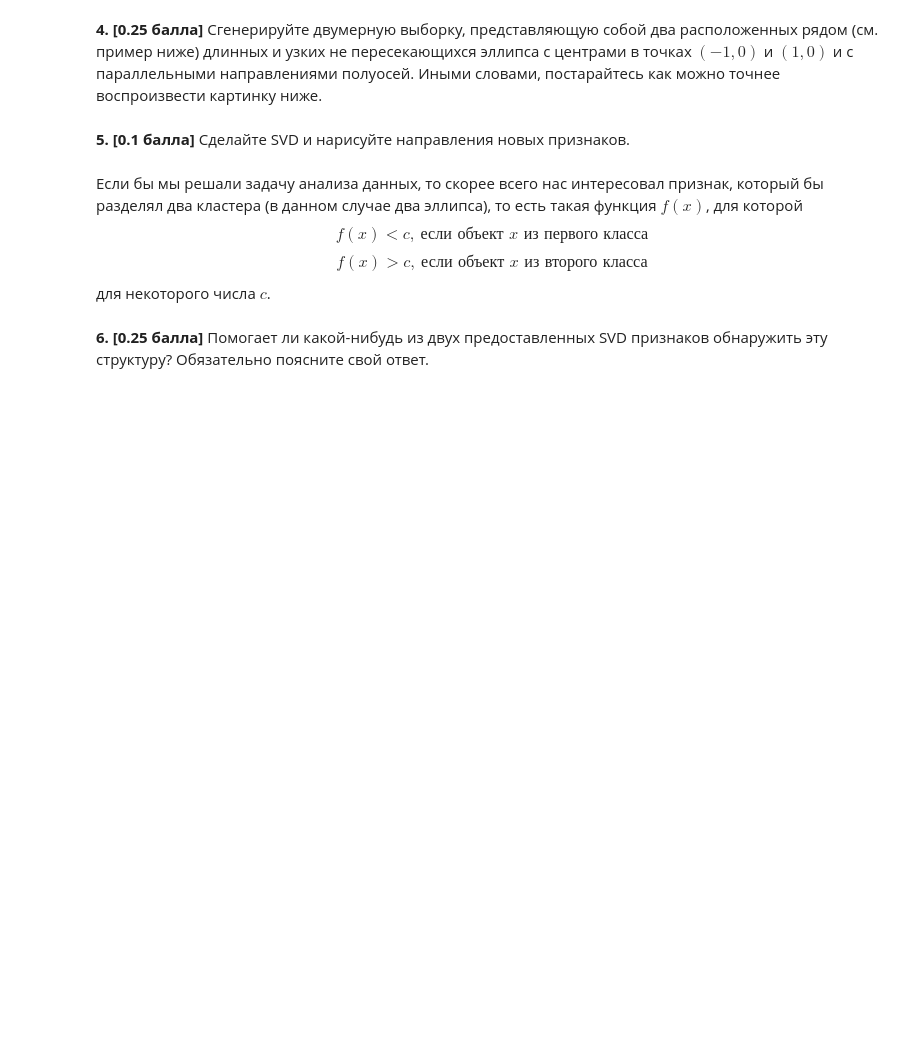
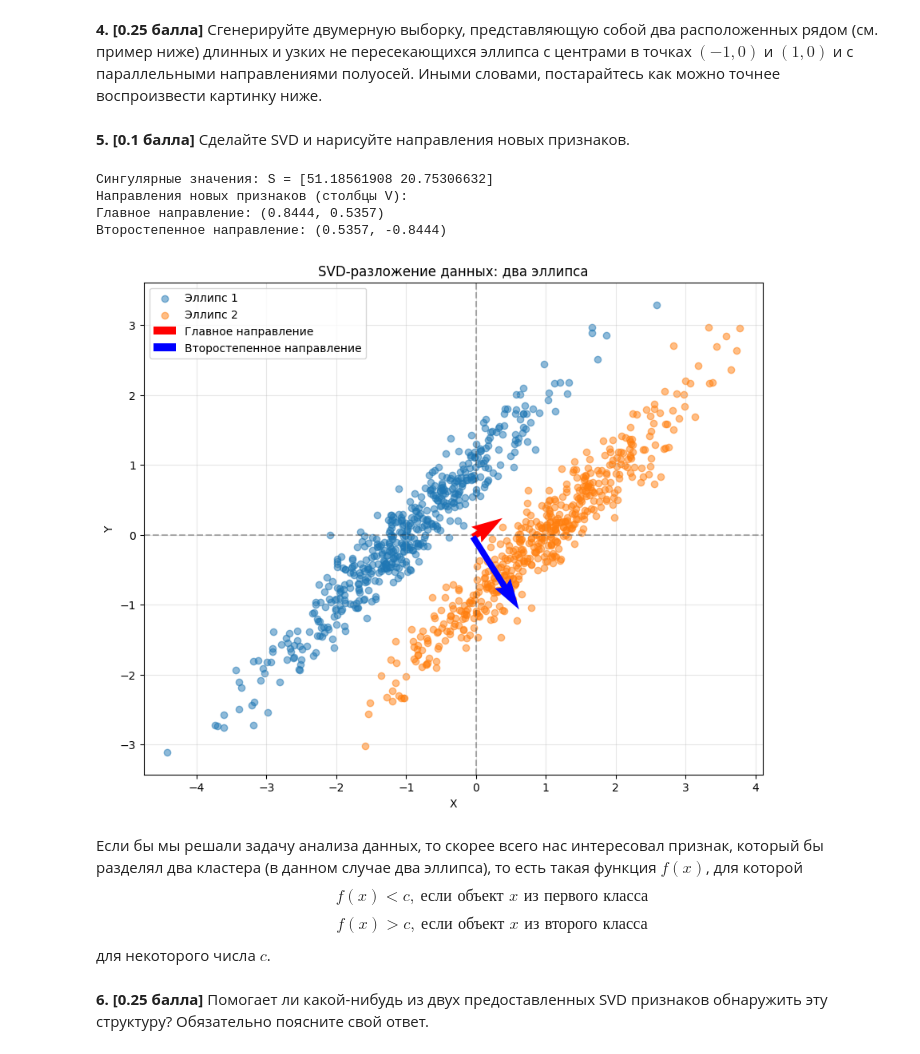
Before and after one commit to emelvv/hse-linal, a Jupyter notebook: ЛР3/homework-practice-03-linregr-Emelianov.ipynb.ipynb, the cells around one changed output. Drawn from its saved outputs; the diff is of its cells as text; code cells hidden in the pictures; blank space fills up the shorter version.

```diff
--- a/ЛР3/homework-practice-03-linregr-Emelianov.ipynb.ipynb
+++ b/ЛР3/homework-practice-03-linregr-Emelianov.ipynb.ipynb
@@ -912,2 +1043,21 @@ $$\Sigma = \begin{pmatrix}
+# %%
+import numpy as np
+import matplotlib.pyplot as plt
+
+# Параметры эллипсов
+n_points = 500
+angle = 45 * np.pi / 180
+
+cov = np.array([
+    [1.5**2 * np.cos(angle)**2 + 0.2**2 * np.sin(angle)**2,
+     (1.5**2 - 0.2**2) * np.cos(angle) * np.sin(angle)],
+    [(1.5**2 - 0.2**2) * np.cos(angle) * np.sin(angle),
+     1.5**2 * np.sin(angle)**2 + 0.2**2 * np.cos(angle)**2]
+])
+
+np.random.seed(42)
+data1 = np.random.multivariate_normal([-1, 0], cov, n_points)
+data2 = np.random.multivariate_normal([1, 0], cov, n_points)
+data = np.vstack([data1, data2])
 # %% [markdown]
 **5. [0.1 балла]** Сделайте SVD и нарисуйте направления новых признаков.
@@ -916,3 +1064,55 @@ $$\Sigma = \begin{pmatrix}
+# %%
+import numpy as np
+import matplotlib.pyplot as plt
+
+
+centered_data = data - np.mean(data, axis=0)
+
+
+U, S, Vt = np.linalg.svd(centered_data, full_matrices=False)
+V = Vt.T
+
+plt.figure(figsize=(10, 8))
+plt.scatter(data1[:, 0], data1[:, 1], alpha=0.5, label='Эллипс 1')
+plt.scatter(data2[:, 0], data2[:, 1], alpha=0.5, label='Эллипс 2')
+
+origin = np.mean(data, axis=0)
+
+
+scale = 2 * S / np.max(S)
+
+
+plt.quiver(*origin, *V[:, 0], scale=scale[0],
+           color='r', width=0.01, label='Главное направление',
+           angles='xy', scale_units='xy', zorder=10)
+
+plt.quiver(*origin, *V[:, 1], scale=scale[1],
+           color='b', width=0.01, label='Второстепенное направление',
+           angles='xy', scale_units='xy', zorder=10)
+
+
+plt.title('SVD-разложение данных: два эллипса')
+plt.xlabel('X')
+plt.ylabel('Y')
+plt.axhline(0, color='k', linestyle='--', alpha=0.3)
+plt.axvline(0, color='k', linestyle='--', alpha=0.3)
+plt.grid(alpha=0.3)
+plt.legend()
+plt.axis('equal')
+
+
+print(f"Сингулярные значения: S = {S}")
+print(f"Направления новых признаков (столбцы V):")
+print(f"Главное направление: ({V[0, 0]:.4f}, {V[1, 0]:.4f})")
+print(f"Второстепенное направление: ({V[0, 1]:.4f}, {V[1, 1]:.4f})")
+
+plt.show()
+# %% [output]
+Сингулярные значения: S = [51.18561908 20.75306632]
+Направления новых признаков (столбцы V):
+Главное направление: (0.8444, 0.5357)
+Второстепенное направление: (0.5357, -0.8444)
+[figure, added]
 # %% [markdown]
 Если бы мы решали задачу анализа данных, то скорее всего нас интересовал признак, который бы разделял два кластера (в данном случае два эллипса), то есть такая функция $f(x)$, для которой
 $$f(x) < c,\ \mbox{если объект $x$ из первого класса}$$
```
Also changed, not shown: parts of 20 cells of this notebook.
